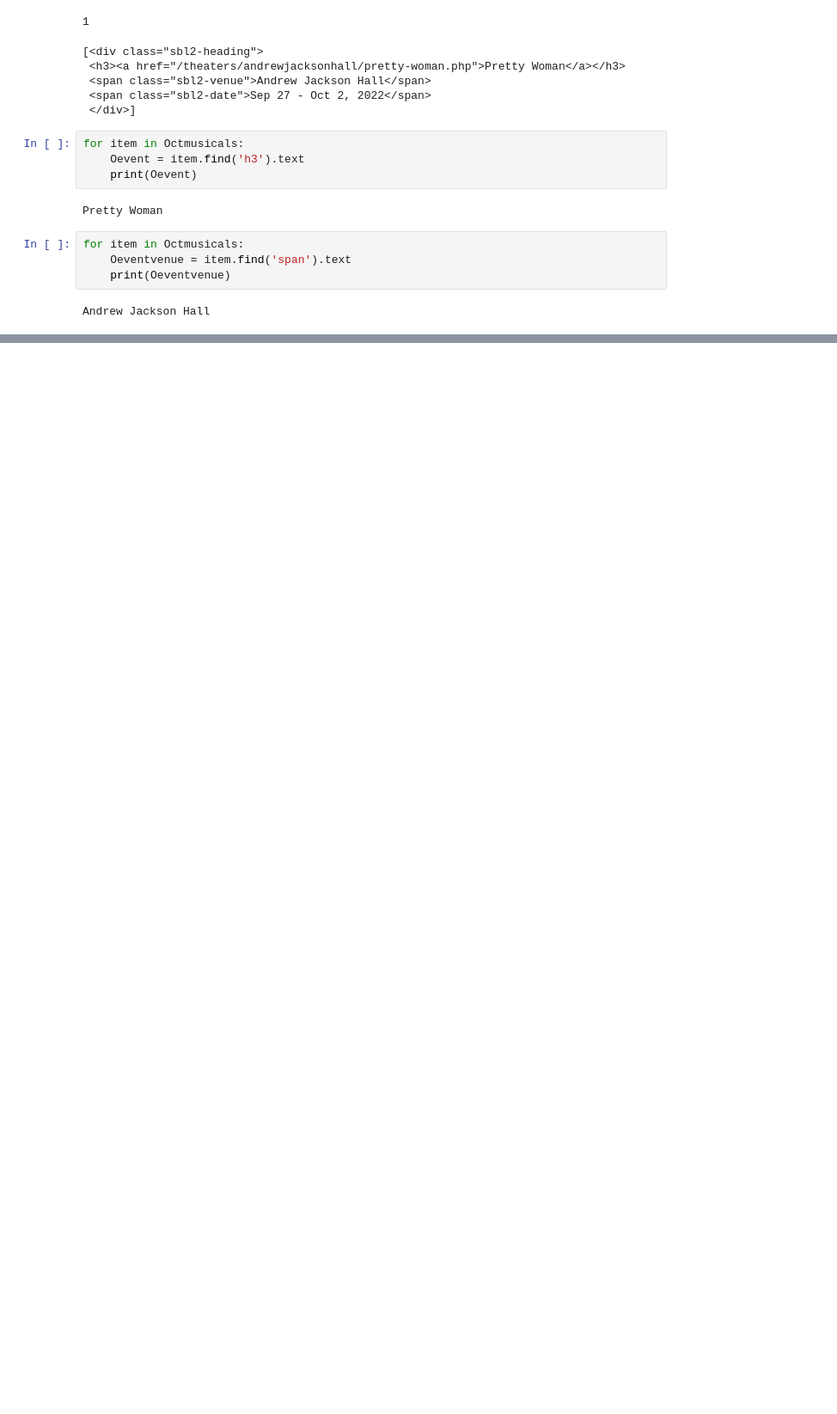
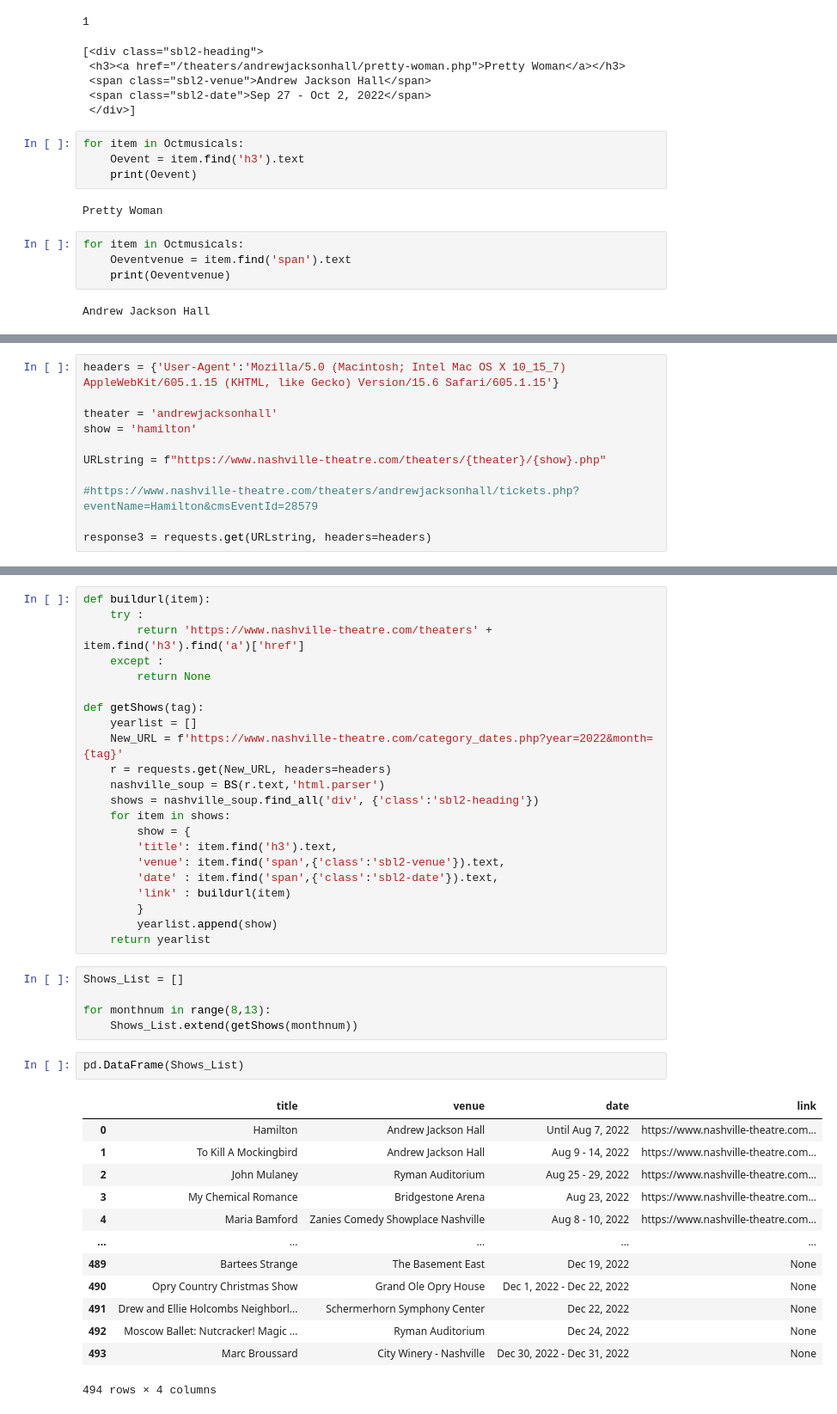
Before and after one commit to michaelcnorman/DDA7-Capstone-Michael, a Jupyter notebook: notebooks/Webscraping events.ipynb, the cells around one changed output, grey strips where cells are left out. Shown at 86% size. Cells and saved outputs as stored; diff of their text form; blank space fills up the shorter version.

Commit message:
first complete dataframe with event, venue, dates running, and ticket link

```diff
--- a/notebooks/Webscraping events.ipynb
+++ b/notebooks/Webscraping events.ipynb
@@ -201,0 +199,11 @@ Events
+# %%
+headers = {'User-Agent':'Mozilla/5.0 (Macintosh; Intel Mac OS X 10_15_7) AppleWebKit/605.1.15 (KHTML, like Gecko) Version/15.6 Safari/605.1.15'}
+
+theater = 'andrewjacksonhall'
+show = 'hamilton'
+
+URLstring = f"https://www.nashville-theatre.com/theaters/{theater}/{show}.php"
+
+#https://www.nashville-theatre.com/theaters/andrewjacksonhall/tickets.php?eventName=Hamilton&cmsEventId=28579
+
+response3 = requests.get(URLstring, headers=headers)
@@ -201,0 +235,43 @@ Events
+# %%
+def buildurl(item):
+    try :
+        return 'https://www.nashville-theatre.com/theaters' + item.find('h3').find('a')['href']
+    except :
+        return None
+
+def getShows(tag):
+    yearlist = []
+    New_URL = f'https://www.nashville-theatre.com/category_dates.php?year=2022&month={tag}'
+    r = requests.get(New_URL, headers=headers)
+    nashville_soup = BS(r.text,'html.parser')
+    shows = nashville_soup.find_all('div', {'class':'sbl2-heading'})
+    for item in shows:
+        show = {
+        'title': item.find('h3').text,
+        'venue': item.find('span',{'class':'sbl2-venue'}).text,
+        'date' : item.find('span',{'class':'sbl2-date'}).text,
+        'link' : buildurl(item)
+        }
+        yearlist.append(show)
+    return yearlist
+# %%
+Shows_List = []
+
+for monthnum in range(8,13):
+    Shows_List.extend(getShows(monthnum))
+# %%
+pd.DataFrame(Shows_List)
+# %% [output]
+|  | title | venue | date | link |
+| 0 | Hamilton | Andrew Jackson Hall | Until Aug 7, 2022 | https://www.nashville-theatre.com... |
+| 1 | To Kill A Mockingbird | Andrew Jackson Hall | Aug 9 - 14, 2022 | https://www.nashville-theatre.com... |
+| 2 | John Mulaney | Ryman Auditorium | Aug 25 - 29, 2022 | https://www.nashville-theatre.com... |
+| 3 | My Chemical Romance | Bridgestone Arena | Aug 23, 2022 | https://www.nashville-theatre.com... |
+| 4 | Maria Bamford | Zanies Comedy Showplace Nashville | Aug 8 - 10, 2022 | https://www.nashville-theatre.com... |
+| ... | ... | ... | ... | ... |
+| 489 | Bartees Strange | The Basement East | Dec 19, 2022 | None |
+| 490 | Opry Country Christmas Show | Grand Ole Opry House | Dec 1, 2022 - Dec 22, 2022 | None |
+| 491 | Drew and Ellie Holcombs Neighborl... | Schermerhorn Symphony Center | Dec 22, 2022 | None |
+| 492 | Moscow Ballet: Nutcracker! Magic ... | Ryman Auditorium | Dec 24, 2022 | None |
+| 493 | Marc Broussard | City Winery - Nashville | Dec 30, 2022 - Dec 31, 2022 | None |
+494 rows × 4 columns
```
Also changed, not shown: parts of 3 cells of this notebook, 2 other files.
